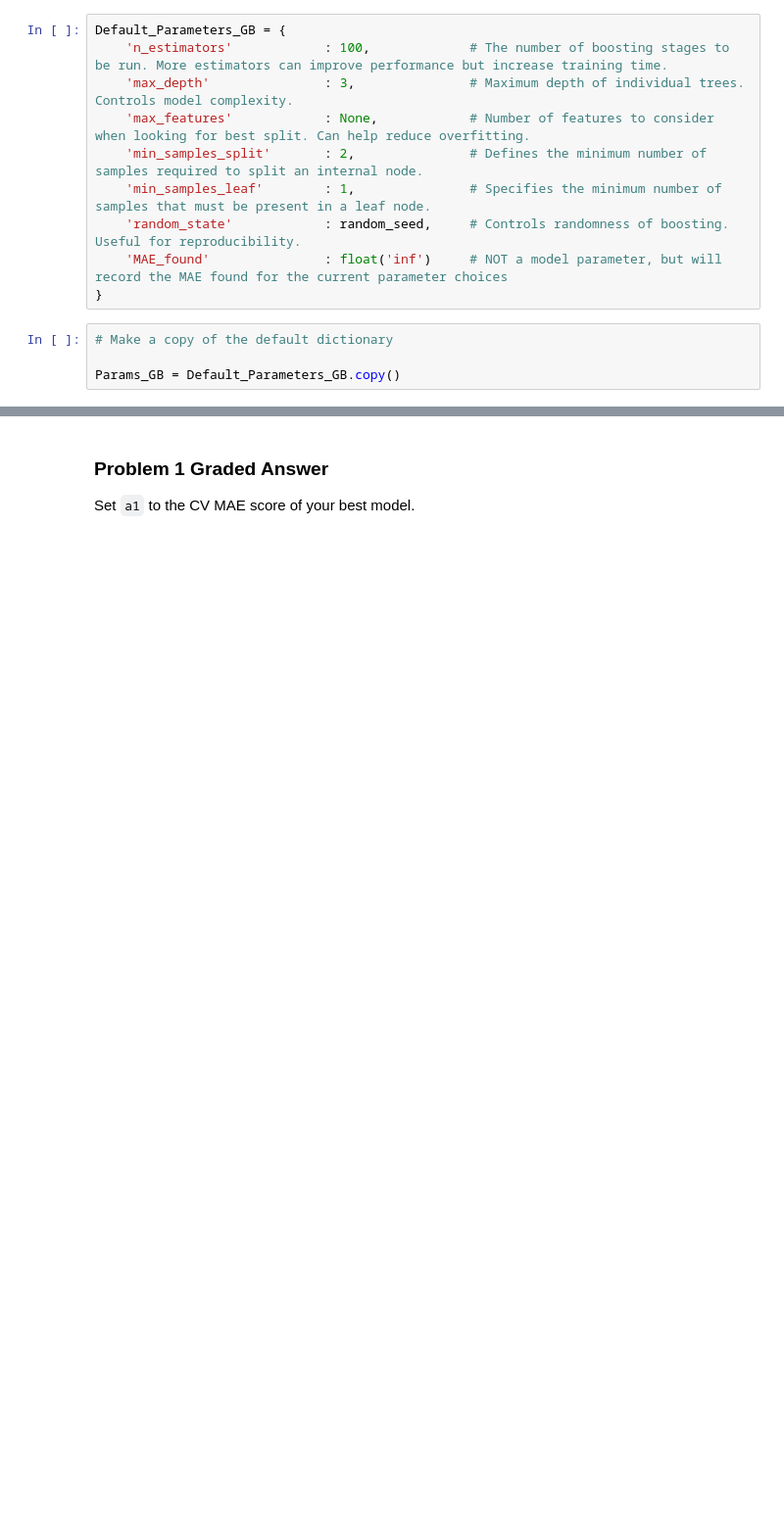
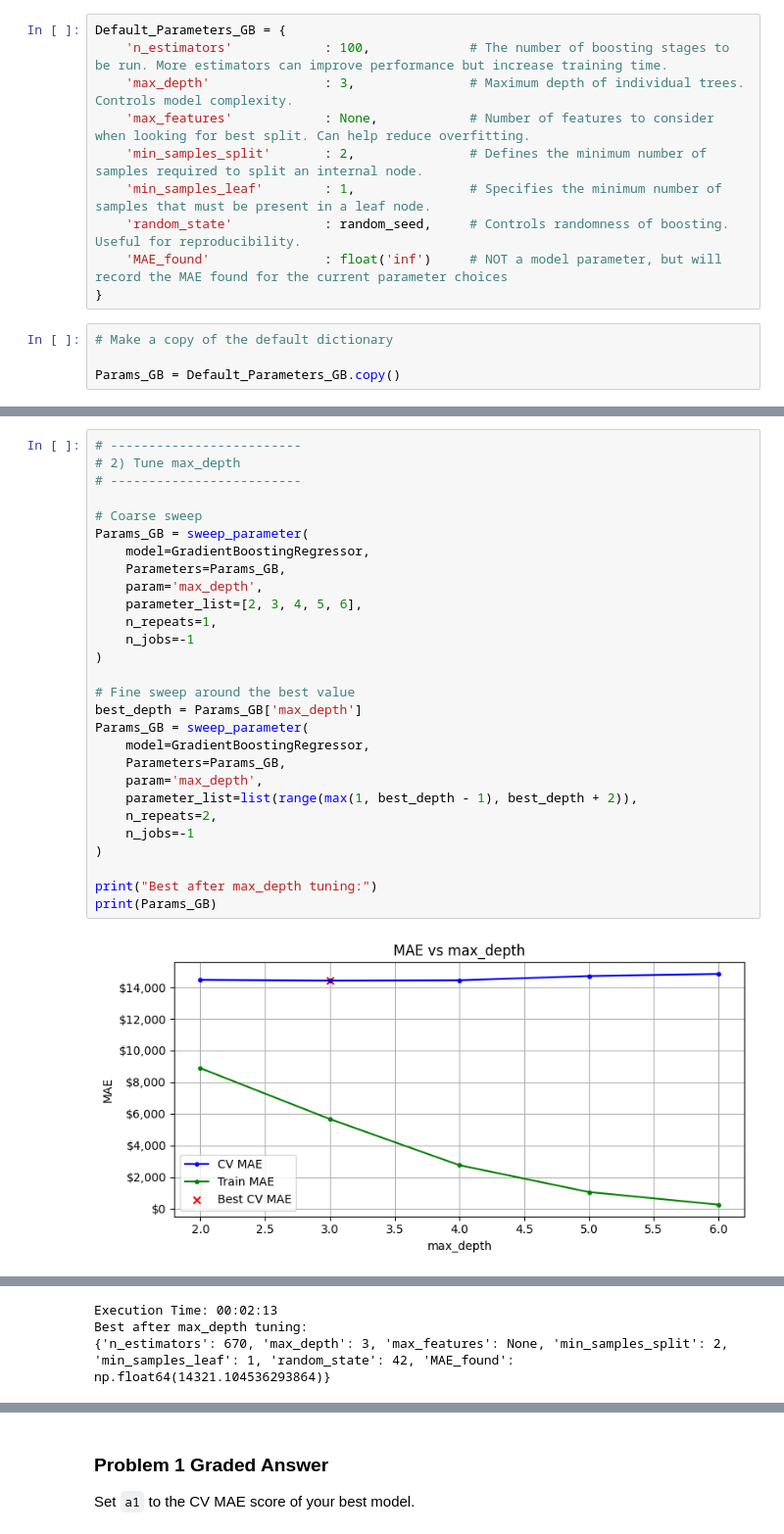
Before and after one commit to waysnyder/Module-3-Assignments, a Jupyter notebook: Homework_07.ipynb, the cells around one changed output, grey strips where cells are left out. Shown at 98% size. Drawn from its saved outputs; the diff is of its cells as text; blank space fills up the shorter version.

```diff
--- a/Homework_07.ipynb
+++ b/Homework_07.ipynb
@@ -485,0 +542,30 @@ Params_GB = Default_Parameters_GB.copy()
+# %%
+# -------------------------
+# 2) Tune max_depth
+# -------------------------
+
+# Coarse sweep
+Params_GB = sweep_parameter(
+    model=GradientBoostingRegressor,
+    Parameters=Params_GB,
+    param='max_depth',
+    parameter_list=[2, 3, 4, 5, 6],
+    n_repeats=1,
+    n_jobs=-1
+)
+
+# Fine sweep around the best value
+best_depth = Params_GB['max_depth']
+Params_GB = sweep_parameter(
+    model=GradientBoostingRegressor,
+    Parameters=Params_GB,
+    param='max_depth',
+    parameter_list=list(range(max(1, best_depth - 1), best_depth + 2)),
+    n_repeats=2,
+    n_jobs=-1
+)
+
+print("Best after max_depth tuning:")
+print(Params_GB)
+# %% [output]
+[figure, added]
@@ -485,0 +574,3 @@ Params_GB = Default_Parameters_GB.copy()
+Execution Time: 00:02:13
+Best after max_depth tuning:
+{'n_estimators': 670, 'max_depth': 3, 'max_features': None, 'min_samples_split': 2, 'min_samples_leaf': 1, 'random_state': 42, 'MAE_found': np.float64(14321.104536293864)}
```
Also changed, not shown: parts of 18 cells of this notebook.
